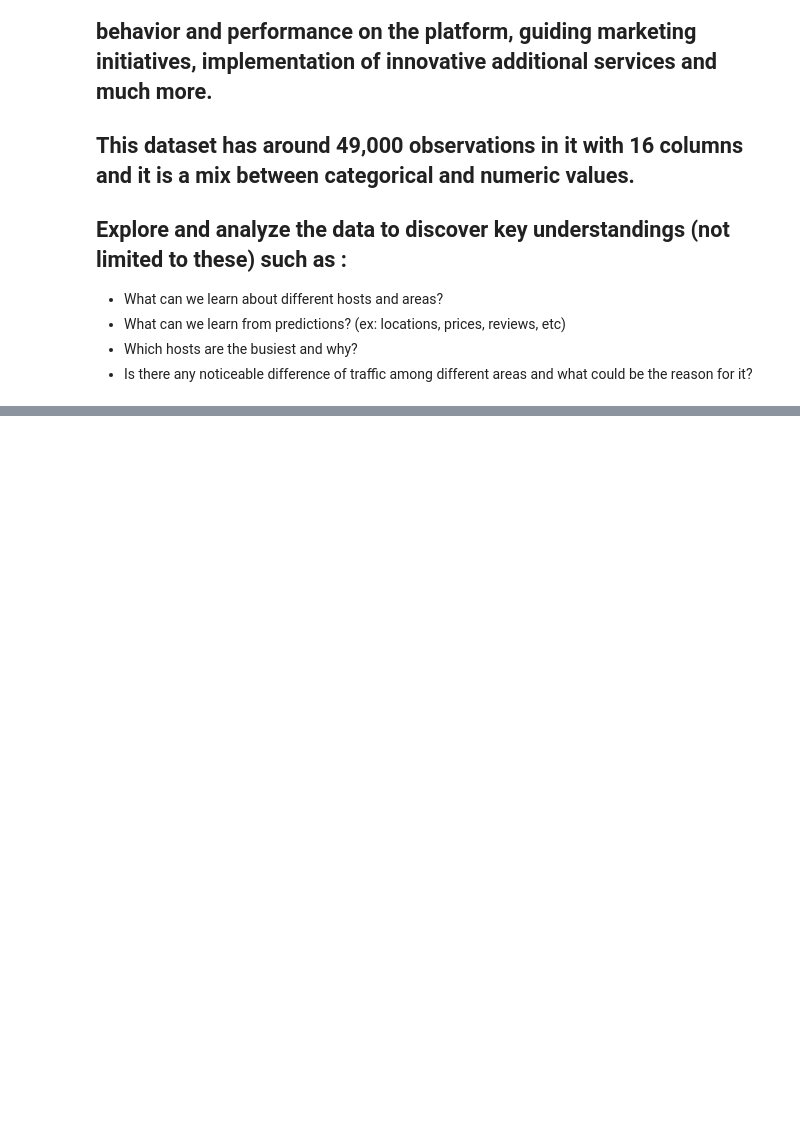
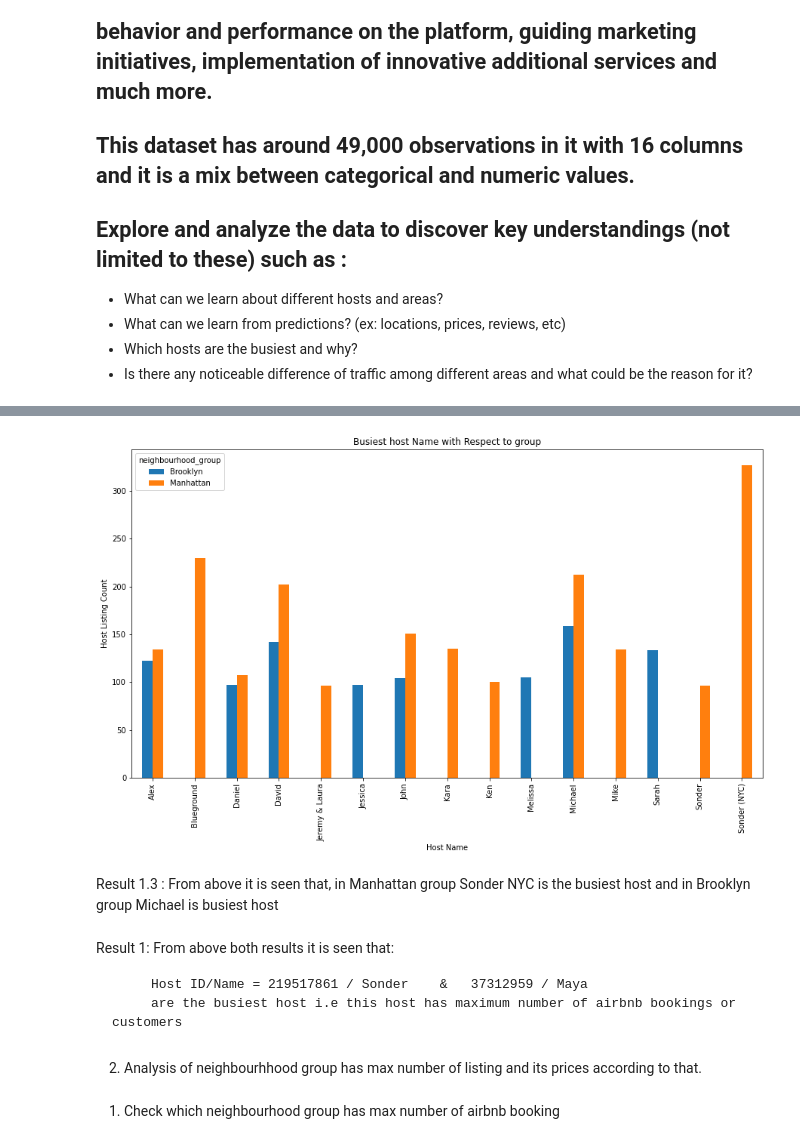
Before and after one commit to osama-ansari140/Airbnb_NYC_Data_Analysis, a Jupyter notebook: Osama_Ansari_Airbnb_Bookings_Analysis_Capstone_Project.ipynb, the cells around one changed output, grey strips where cells are left out. Drawn from its saved outputs; the diff is of its cells as text; code cells hidden in the pictures; blank space fills up the shorter version.

```diff
--- a/Osama_Ansari_Airbnb_Bookings_Analysis_Capstone_Project.ipynb
+++ b/Osama_Ansari_Airbnb_Bookings_Analysis_Capstone_Project.ipynb
@@ -364,0 +215,5 @@ memory usage: 6.0+ MB
+# %%
+# Grouping the host_name and groups to obatin busiest host list w.r.t group
+host_area = df.groupby(['host_name','neighbourhood_group'])['calculated_host_listings_count'].count().reset_index()
+host_areas = host_area.sort_values(by='calculated_host_listings_count',ascending=False).head(20)
+host_areas
@@ -364,0 +238,20 @@ memory usage: 6.0+ MB
+# %%
+#ploting the above result using pivot plot
+host_areas.pivot(index='host_name',columns='neighbourhood_group',values='calculated_host_listings_count').plot(kind='bar',figsize=(15,8))
+plt.title('Busiest host Name with Respect to group')
+plt.xlabel('Host Name')
+plt.ylabel('Host Listing Count')
+plt.show()
+# %% [output]
+[figure, added]
+# %% [markdown]
+Result 1.3 : From above it is seen that, in Manhattan group Sonder NYC is the busiest host and in Brooklyn group Michael is busiest host
+# %% [markdown]
+Result 1: From above both results it is seen that:
+
+         Host ID/Name = 219517861 / Sonder    &   37312959 / Maya
+         are the busiest host i.e this host has maximum number of airbnb bookings or customers
+# %% [markdown]
+2. Analysis of neighbourhhood group has max number of listing and its prices according to that.
+# %% [markdown]
+1. Check which neighbourhood group has max number of  airbnb booking
```
Also changed, not shown: parts of 100 cells of this notebook.
